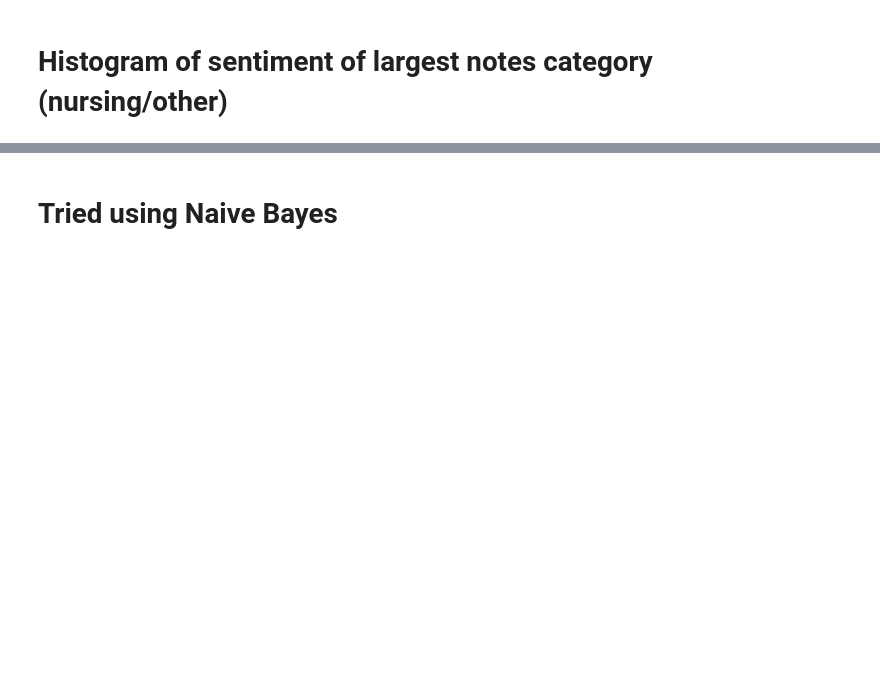
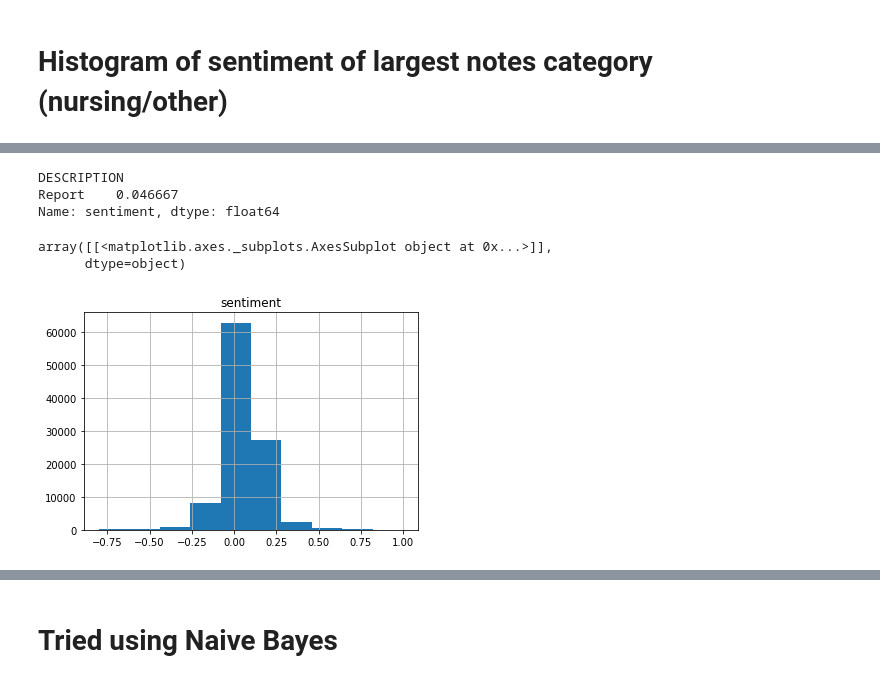
Before and after one commit to nayanika-g/noteevents, a Jupyter notebook: noteevents.ipynb, the cells around one changed output, grey strips where cells are left out. Drawn from its saved outputs; the diff is of its cells as text; code cells hidden in the pictures; blank space fills up the shorter version.

```diff
--- a/noteevents.ipynb
+++ b/noteevents.ipynb
@@ -233,0 +333,14 @@ sample1.groupby("DESCRIPTION")['sentiment'].median();
+# %%
+sample1_nursing = sample1.loc[sample1["CATEGORY"]=="Nursing/other"]
+# %%
+sample1_nursing.groupby("DESCRIPTION")['sentiment'].median()
+# %% [output]
+DESCRIPTION
+Report    0.046667
+Name: sentiment, dtype: float64
+# %%
+sample1_nursing.hist(column='sentiment')
+# %% [output]
+array([[<matplotlib.axes._subplots.AxesSubplot object at 0x...>]],
+      dtype=object)
+[figure, added]
```
Also changed, not shown: parts of 46 cells of this notebook.
